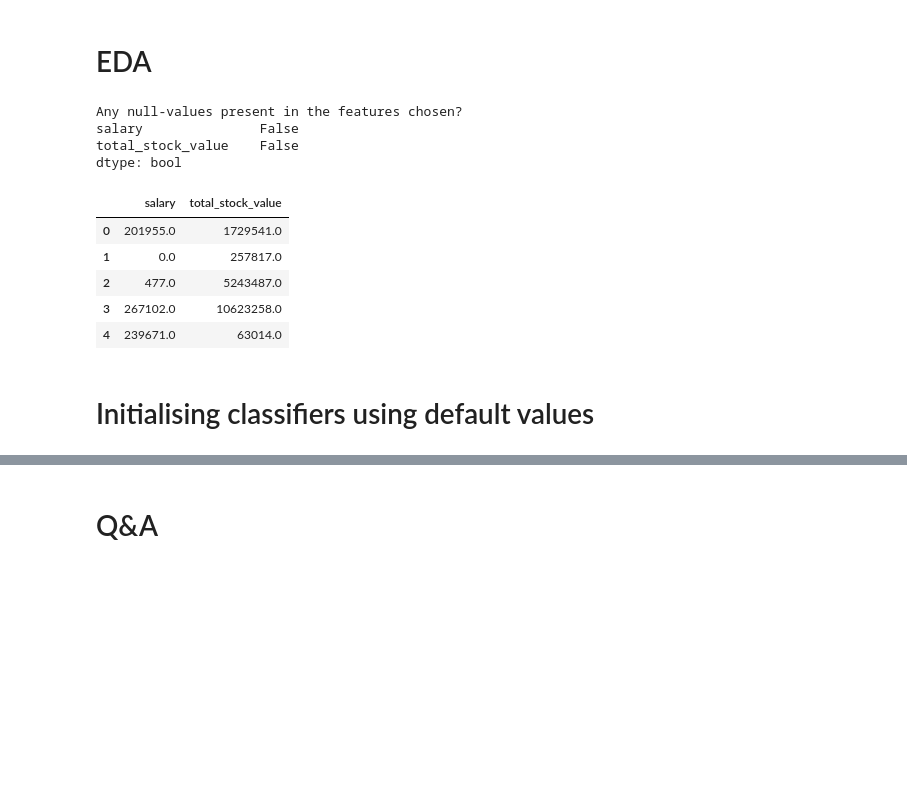
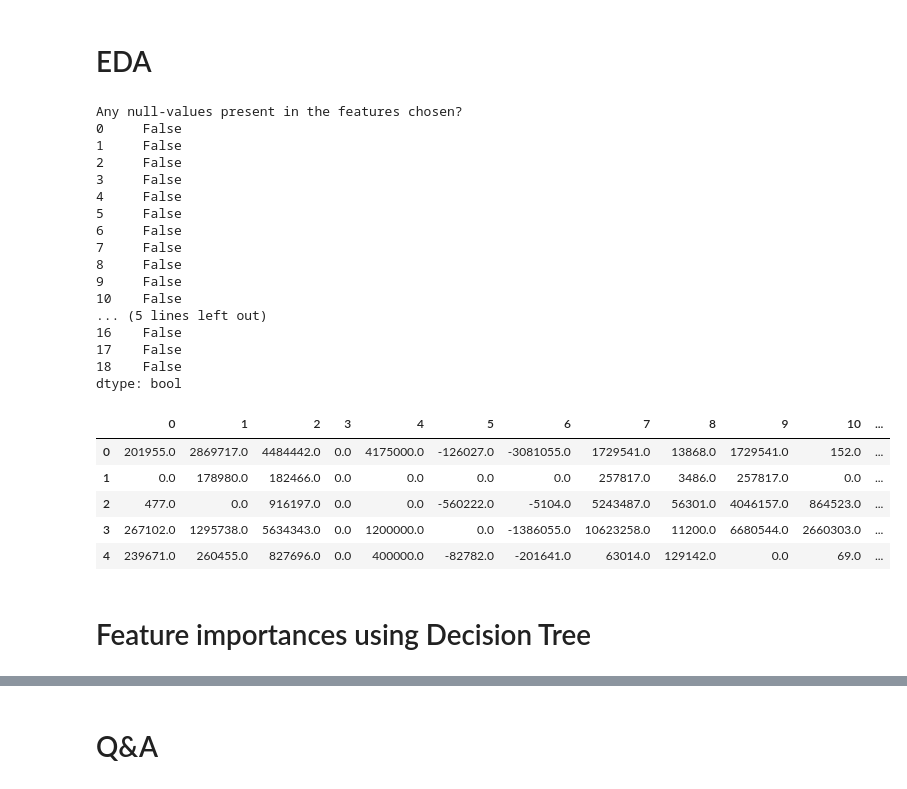
Before and after one commit to AmmarJawad/ud120-projects, a Jupyter notebook: final_project/project_submission.ipynb, the cells around one changed output, grey strips where cells are left out. Cells and saved outputs as stored; diff of their text form; code cells hidden in the pictures; blank space fills up the shorter version.

```diff
--- a/final_project/project_submission.ipynb
+++ b/final_project/project_submission.ipynb
@@ -27,7 +27,11 @@ from sklearn.model_selection import RandomizedSearchCV, GridSearchCV
 # Features by data type
 # %%
 ### features_list selects which features to include.
-features_list = ['poi', 'salary', 'total_stock_value'
+features_list = ['poi', 'salary', 'deferral_payments', 'total_payments', 'loan_advances','bonus',
+                      'restricted_stock_deferred', 'deferred_income', 'total_stock_value',
+                      'expenses', 'exercised_stock_options', 'other', 'long_term_incentive',
+                      'restricted_stock', 'director_fees', 'to_messages', 'from_poi_to_this_person', 'from_messages',
+                       'from_this_person_to_poi', 'shared_receipt_with_poi'
                 ]
 
 # Identifying columns with financial values
@@ -60,24 +64,35 @@ labels, features = targetFeatureSplit(data)
 # %%
 # Transforming features into a df so that I won't have to remember to transform both features train and test.
 df_features = pd.DataFrame(features)
-df_features.columns = ['salary', 'total_stock_value'
-                      ]
 print "Any null-values present in the features chosen? \n", df_features.isnull().any()
 df_features.head()
 # %% [output]
 Any null-values present in the features chosen?
-salary               False
-total_stock_value    False
+0     False
+1     False
+2     False
+3     False
+4     False
+5     False
+6     False
+7     False
+8     False
+9     False
+10    False
+... (5 lines left out)
+16    False
+17    False
+18    False
 dtype: bool
-|  | salary | total_stock_value |
-| 0 | 201955.0 | 1729541.0 |
-| 1 | 0.0 | 257817.0 |
-| 2 | 477.0 | 5243487.0 |
-| 3 | 267102.0 | 10623258.0 |
-| 4 | 239671.0 | 63014.0 |
+|  | 0 | 1 | 2 | 3 | 4 | 5 | 6 | 7 | 8 | 9 | 10 | ... |
+| 0 | 201955.0 | 2869717.0 | 4484442.0 | 0.0 | 4175000.0 | -126027.0 | -3081055.0 | 1729541.0 | 13868.0 | 1729541.0 | 152.0 | ... |
+| 1 | 0.0 | 178980.0 | 182466.0 | 0.0 | 0.0 | 0.0 | 0.0 | 257817.0 | 3486.0 | 257817.0 | 0.0 | ... |
+| 2 | 477.0 | 0.0 | 916197.0 | 0.0 | 0.0 | -560222.0 | -5104.0 | 5243487.0 | 56301.0 | 4046157.0 | 864523.0 | ... |
+| 3 | 267102.0 | 1295738.0 | 5634343.0 | 0.0 | 1200000.0 | 0.0 | -1386055.0 | 10623258.0 | 11200.0 | 6680544.0 | 2660303.0 | ... |
+| 4 | 239671.0 | 260455.0 | 827696.0 | 0.0 | 400000.0 | -82782.0 | -201641.0 | 63014.0 | 129142.0 | 0.0 | 69.0 | ... |
 # %%
 # Splitting dataset into train and test for features and labels
 features_train, features_test, labels_train, labels_test = \
     train_test_split(df_features, labels, test_size=0.3, random_state=42)
-# %% [markdown]
-# Initialising classifiers using default values
+# %% [markdown]
+# Feature importances using Decision Tree
```
Also changed, not shown: parts of 8 cells of this notebook.
